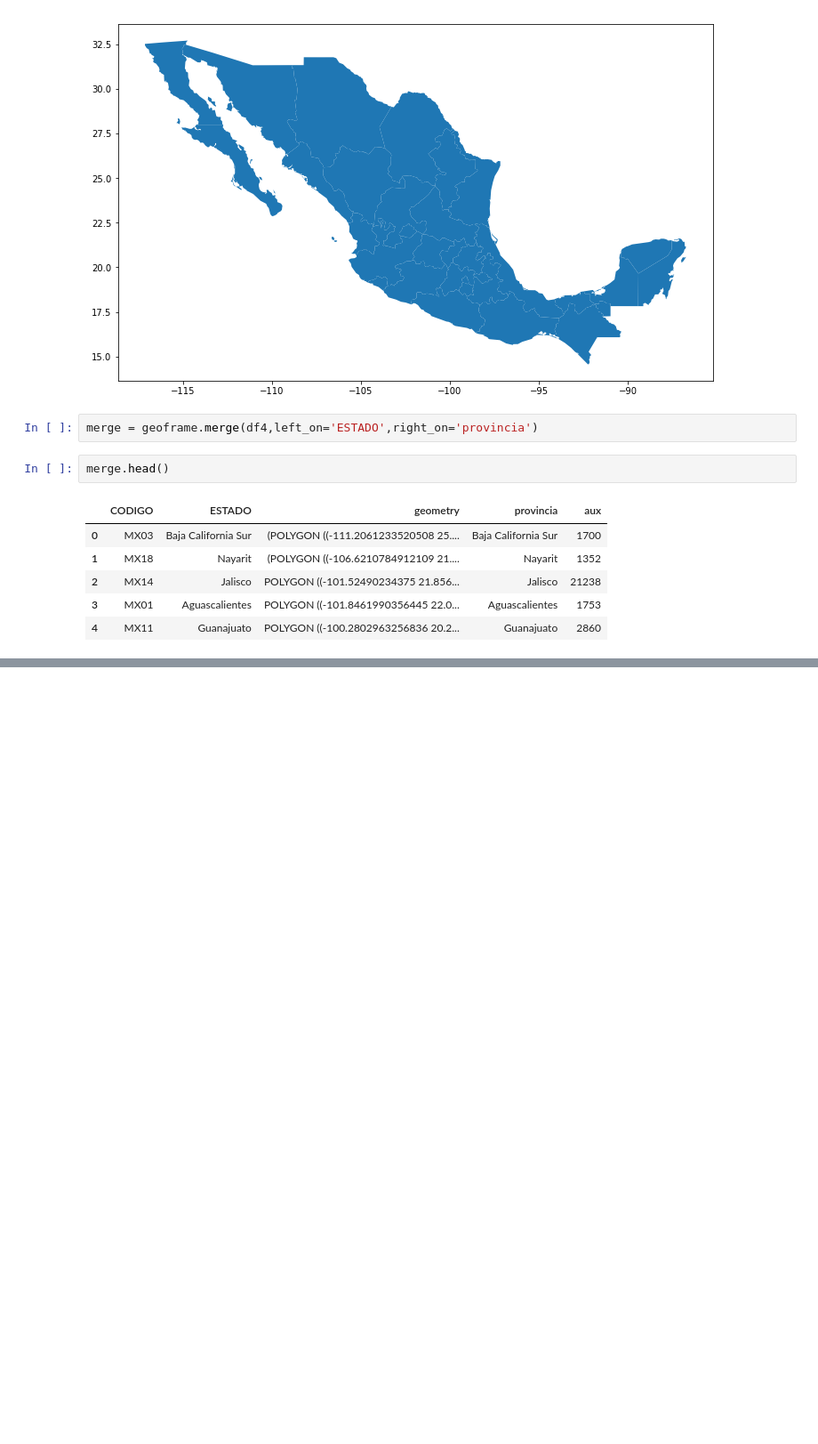
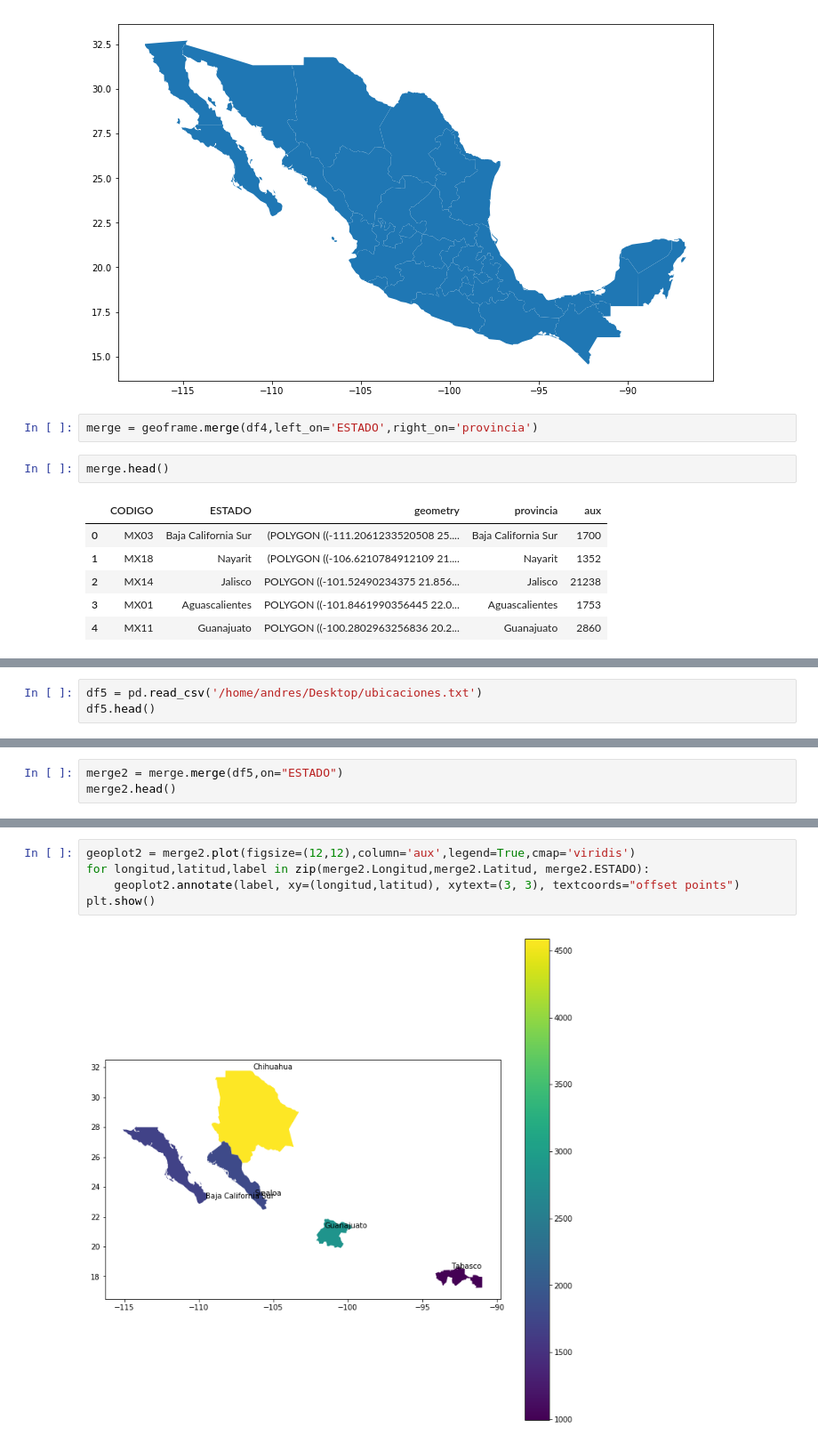
Before and after one commit to Manuel-Sturla/TP1-Datos, a Jupyter notebook: AnalisisAndyPrecios.ipynb, the cells around one changed output, grey strips where cells are left out. Shown at 89% size. Saved outputs shown, nothing was run; the diff lists cells and outputs as text; blank space fills up the shorter version.

```diff
--- a/AnalisisAndyPrecios.ipynb
+++ b/AnalisisAndyPrecios.ipynb
@@ -168,0 +171,3 @@ merge.plot(figsize=(12,12),column='aux',legend=True)
+# %%
+df5 = pd.read_csv('/home/andres/Desktop/ubicaciones.txt')
+df5.head()
@@ -168,0 +181,3 @@ merge.plot(figsize=(12,12),column='aux',legend=True)
+# %%
+merge2 = merge.merge(df5,on="ESTADO")
+merge2.head()
@@ -168,0 +191,7 @@ merge.plot(figsize=(12,12),column='aux',legend=True)
+# %%
+geoplot2 = merge2.plot(figsize=(12,12),column='aux',legend=True,cmap='viridis')
+for longitud,latitud,label in zip(merge2.Longitud,merge2.Latitud, merge2.ESTADO):
+    geoplot2.annotate(label, xy=(longitud,latitud), xytext=(3, 3), textcoords="offset points")
+plt.show()
+# %% [output]
+[figure, added]
```
Also changed, not shown: parts of 4 cells of this notebook.
